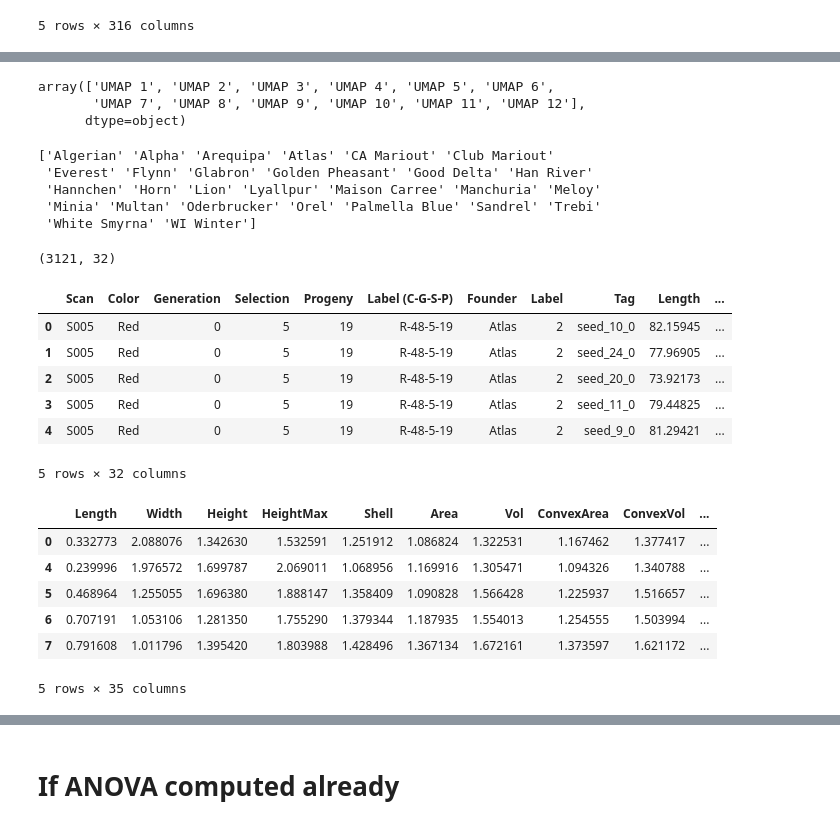
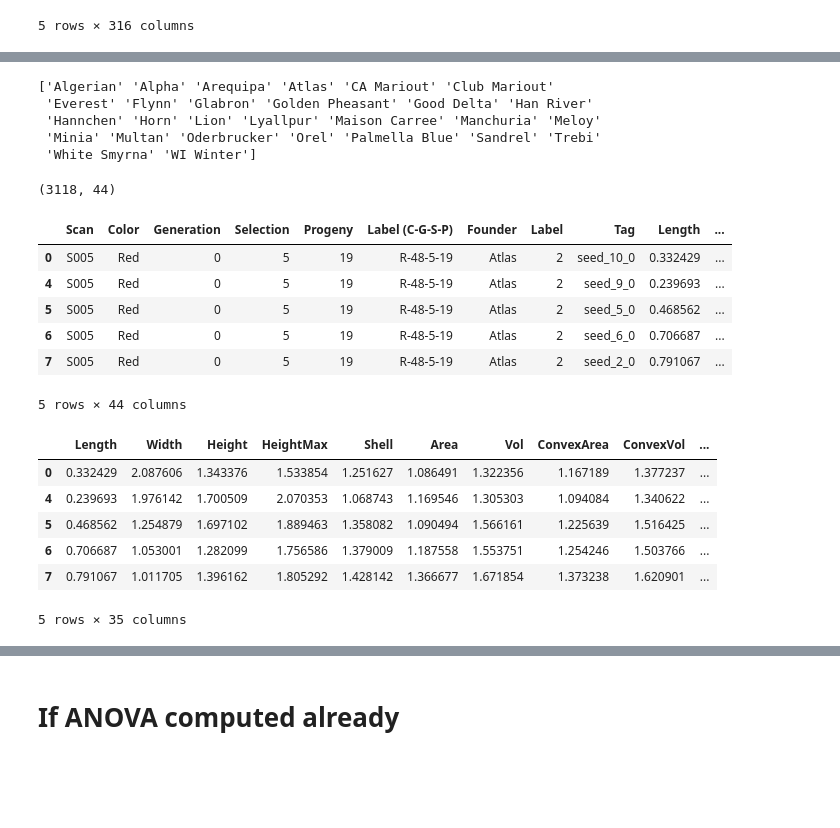
Before and after one commit to amezqui3/demeter, a Jupyter notebook: manuscript/intra_inter_variance.ipynb, the cells around one changed output, grey strips where cells are left out. Saved outputs shown, nothing was run; the diff lists cells and outputs as text; code cells hidden in the pictures; blank space fills up the shorter version.

```diff
--- a/manuscript/intra_inter_variance.ipynb
+++ b/manuscript/intra_inter_variance.ipynb
@@ -54,14 +46,6 @@ combined.head()
-# %%
-combined = (combined - combined.mean(axis=0))/combined.std(axis=0)
-# %%
-'UMAP ' + ((combined.columns.values + 1).astype(str)).astype('O')
-# %% [output]
-array(['UMAP 1', 'UMAP 2', 'UMAP 3', 'UMAP 4', 'UMAP 5', 'UMAP 6',
-       'UMAP 7', 'UMAP 8', 'UMAP 9', 'UMAP 10', 'UMAP 11', 'UMAP 12'],
-      dtype=object)
 # %%
-#combined.rename(columns=dict(zip(combined.columns.values[11:], 'KPCA ' + combined.columns.values[11:])), inplace=True)
-combined.rename(columns=dict(zip(combined.columns.values, 'UMAP ' + ((combined.columns.values + 1).astype(str)).astype('O'))), inplace=True)
+combined.rename(columns=dict(zip(combined.columns.values[11:], 'KPCA ' + combined.columns.values[11:])), inplace=True)
+#combined.rename(columns=dict(zip(combined.columns.values, 'UMAP ' + ((combined.columns.values + 1).astype(str)).astype('O'))), inplace=True)
 # %%
 combined = pd.concat([pd.DataFrame(combined.iloc[0, :]).T, combined.iloc[4:, :]])
 founders = pd.concat([pd.DataFrame(founders.iloc[0, :]).T, founders.iloc[4:, :]])
@@ -87,20 +71,21 @@ meta_info = np.s_[:,:9]
 trad_traits = np.s_[:, 9:20]
 topo_traits = np.s_[:, 20:]
 # %%
-#mixed = pd.concat([founders.iloc[meta_info], combined], axis=1)
-mixed = pd.concat([founders.iloc[meta_info], founders.iloc[trad_traits], combined], axis=1)
+mixed = pd.concat([founders.iloc[meta_info], combined], axis=1)
+#mixed = pd.concat([founders.iloc[meta_info], founders.iloc[trad_traits], combined], axis=1)
 mixed_traits = np.s_[:,9:]
+mixed.iloc[mixed_traits] = (mixed.iloc[mixed_traits] - mixed.iloc[mixed_traits].mean(axis=0))/mixed.iloc[mixed_traits].std(axis=0)
 print(mixed.shape)
 mixed.head()
 # %% [output]
-(3121, 32)
+(3118, 44)
 |  | Scan | Color | Generation | Selection | Progeny | Label (C-G-S-P) | Founder | Label | Tag | Length | ... |
-| 0 | S005 | Red | 0 | 5 | 19 | R-48-5-19 | Atlas | 2 | seed_10_0 | 82.15945 | ... |
-| 1 | S005 | Red | 0 | 5 | 19 | R-48-5-19 | Atlas | 2 | seed_24_0 | 77.96905 | ... |
-| 2 | S005 | Red | 0 | 5 | 19 | R-48-5-19 | Atlas | 2 | seed_20_0 | 73.92173 | ... |
-| 3 | S005 | Red | 0 | 5 | 19 | R-48-5-19 | Atlas | 2 | seed_11_0 | 79.44825 | ... |
-| 4 | S005 | Red | 0 | 5 | 19 | R-48-5-19 | Atlas | 2 | seed_9_0 | 81.29421 | ... |
+| 0 | S005 | Red | 0 | 5 | 19 | R-48-5-19 | Atlas | 2 | seed_10_0 | 0.332429 | ... |
+| 4 | S005 | Red | 0 | 5 | 19 | R-48-5-19 | Atlas | 2 | seed_9_0 | 0.239693 | ... |
+| 5 | S005 | Red | 0 | 5 | 19 | R-48-5-19 | Atlas | 2 | seed_5_0 | 0.468562 | ... |
+| 6 | S005 | Red | 0 | 5 | 19 | R-48-5-19 | Atlas | 2 | seed_6_0 | 0.706687 | ... |
+| 7 | S005 | Red | 0 | 5 | 19 | R-48-5-19 | Atlas | 2 | seed_2_0 | 0.791067 | ... |
-5 rows × 32 columns
+5 rows × 44 columns
 # %%
 cols = list(mixed.columns)
 a, b = cols.index('KPCA 3'), cols.index('KPCA 19')
@@ -110,11 +95,11 @@ mixed.rename(columns = {'KPCA 3': 'KPCA 19', 'KPCA 19': 'KPCA 3'}, inplace=True)
 mixed.iloc[mixed_traits].head()
 # %% [output]
 |  | Length | Width | Height | HeightMax | Shell | Area | Vol | ConvexArea | ConvexVol | ... |
-| 0 | 0.332773 | 2.088076 | 1.342630 | 1.532591 | 1.251912 | 1.086824 | 1.322531 | 1.167462 | 1.377417 | ... |
-| 4 | 0.239996 | 1.976572 | 1.699787 | 2.069011 | 1.068956 | 1.169916 | 1.305471 | 1.094326 | 1.340788 | ... |
-| 5 | 0.468964 | 1.255055 | 1.696380 | 1.888147 | 1.358409 | 1.090828 | 1.566428 | 1.225937 | 1.516657 | ... |
-| 6 | 0.707191 | 1.053106 | 1.281350 | 1.755290 | 1.379344 | 1.187935 | 1.554013 | 1.254555 | 1.503994 | ... |
-| 7 | 0.791608 | 1.011796 | 1.395420 | 1.803988 | 1.428496 | 1.367134 | 1.672161 | 1.373597 | 1.621172 | ... |
+| 0 | 0.332429 | 2.087606 | 1.343376 | 1.533854 | 1.251627 | 1.086491 | 1.322356 | 1.167189 | 1.377237 | ... |
+| 4 | 0.239693 | 1.976142 | 1.700509 | 2.070353 | 1.068743 | 1.169546 | 1.305303 | 1.094084 | 1.340622 | ... |
+| 5 | 0.468562 | 1.254879 | 1.697102 | 1.889463 | 1.358082 | 1.090494 | 1.566161 | 1.225639 | 1.516425 | ... |
+| 6 | 0.706687 | 1.053001 | 1.282099 | 1.756586 | 1.379009 | 1.187558 | 1.553751 | 1.254246 | 1.503766 | ... |
+| 7 | 0.791067 | 1.011705 | 1.396162 | 1.805292 | 1.428142 | 1.366677 | 1.671854 | 1.373238 | 1.620901 | ... |
 5 rows × 35 columns
 # %%
 def anova(data, traits_ss, colname):
```
Also changed, not shown: parts of 16 cells of this notebook, 1 other file.
